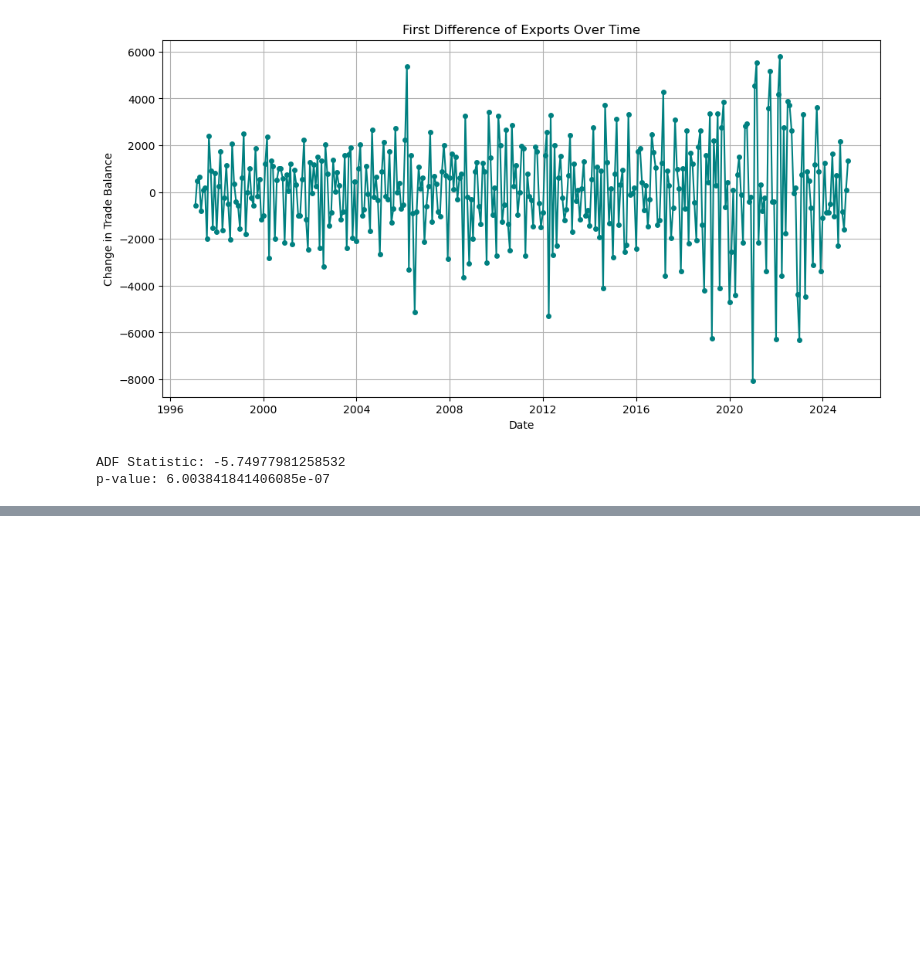
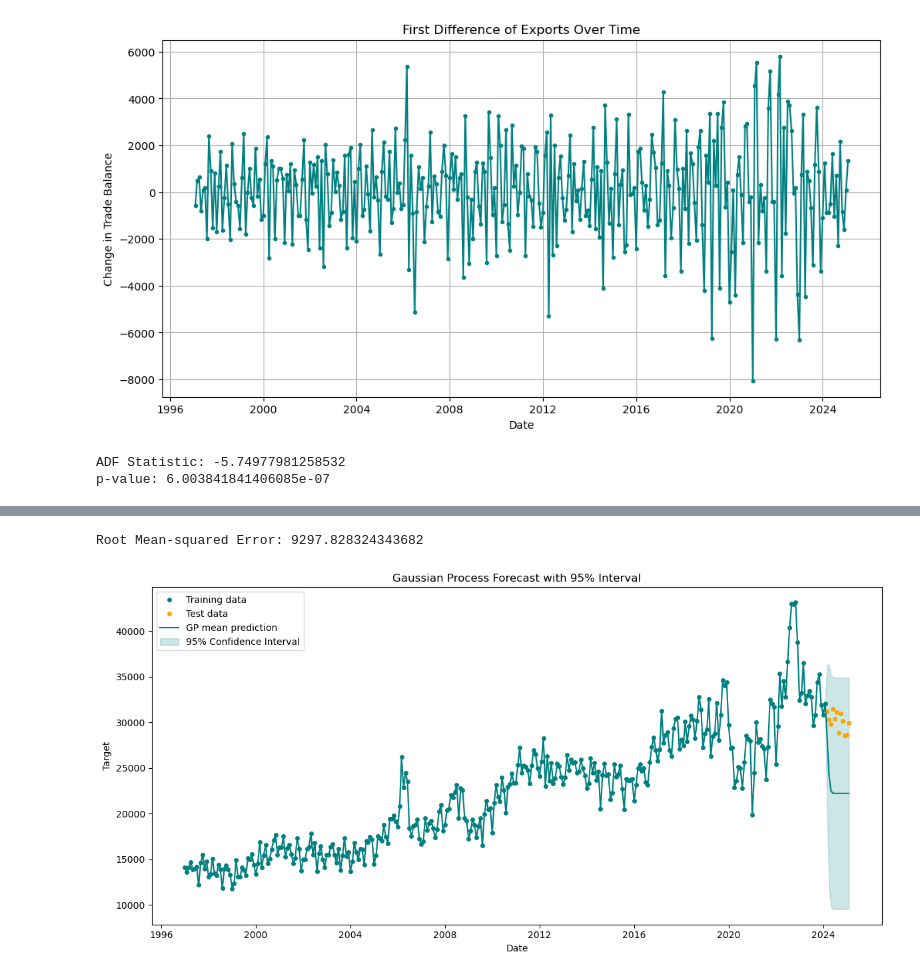
Before and after one commit to charlieollerenshaw/st451-project, a Jupyter notebook: tradebalanceregression.ipynb, the cells around one changed output, grey strips where cells are left out. Saved outputs shown, nothing was run; the diff lists cells and outputs as text; code cells hidden in the pictures; blank space fills up the shorter version.

```diff
--- a/tradebalanceregression.ipynb
+++ b/tradebalanceregression.ipynb
@@ -216,0 +243,57 @@ plt.plot(residuals)
+# %%
+from sklearn.gaussian_process import GaussianProcessRegressor
+from sklearn.gaussian_process.kernels import RBF
+
+X_train_numeric = np.array(list(range(0,326))).reshape(-1, 1)
+X_test_numeric = np.array(list(range(326,338))).reshape(-1, 1)
+
+kernel = RBF(length_scale=1.0)
+
+# Fit GPR
+gpr = GaussianProcessRegressor(kernel=kernel, n_restarts_optimizer=10, normalize_y=True)
+gpr.fit(X_train_numeric, Y_train)
+
+Y_pred, y_std = gpr.predict(X_test_numeric, return_std=True)
+
+rmse = (np.mean((Y_pred-forecast_mean)**2))**0.5
+print('Root Mean-squared Error:', rmse)
+# %% [output]
+Root Mean-squared Error: 9297.828324343682
+# %%
+import numpy as np
+import matplotlib.pyplot as plt
+
+# Combine train and test for smooth prediction
+X_all_numeric = np.concatenate([X_train_numeric, X_test_numeric])
+X_all = np.concatenate([X_train, X_test])  # For time axis
+
+# Predict
+y_pred, y_std = gpr.predict(X_all_numeric, return_std=True)
+
+# 95% confidence interval
+y_lower = y_pred - 1.96 * y_std
+y_upper = y_pred + 1.96 * y_std
+
+# Plot
+plt.figure(figsize=(12, 6))
+
+# Plot training data
+plt.plot(X_train, Y_train, 'o', label='Training data', markersize=4, color='teal')
+
+# Plot test data
+plt.plot(X_test, Y_test, 'o', label='Test data', markersize=4, color='orange')
+
+# GP mean prediction
+plt.plot(X_all, y_pred, color='teal', label='GP mean prediction')
+
+# Confidence interval
+plt.fill_between(X_all, y_lower, y_upper, color='teal', alpha=0.2, label='95% Confidence Interval')
+
+plt.title('Gaussian Process Forecast with 95% Interval')
+plt.xlabel('Date')
+plt.ylabel('Target')
+plt.legend()
+plt.tight_layout()
+plt.show()
+# %% [output]
+[figure, added]
```
Also changed, not shown: parts of 28 cells of this notebook.
